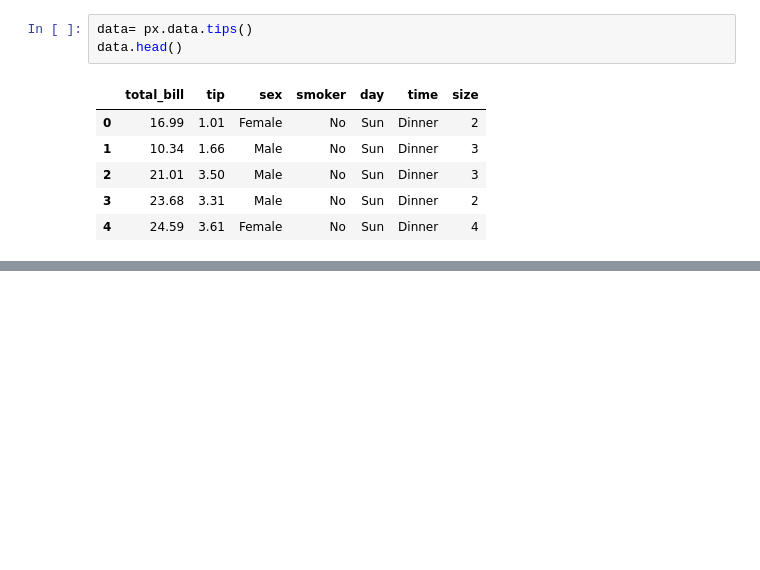
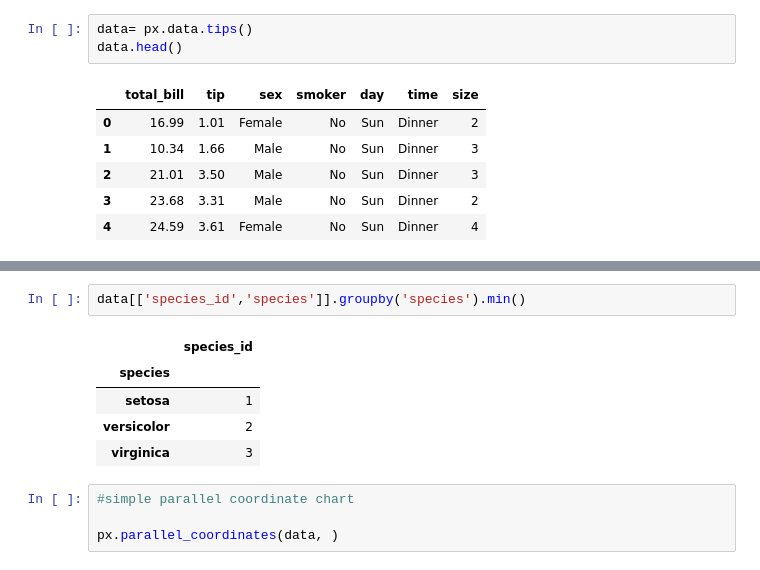
Before and after one commit to walidsharaar/Visualization, a Jupyter notebook: Miscellaneous Charts.ipynb, the cells around one changed output, grey strips where cells are left out. Drawn from its saved outputs; the diff is of its cells as text; blank space fills up the shorter version.

Commit message:
Parallel coordinate chart

```diff
--- a/Miscellaneous Charts.ipynb
+++ b/Miscellaneous Charts.ipynb
@@ -58,0 +72,12 @@ The frame.append method is deprecated and will be removed from pandas in a futur
+# %%
+data[['species_id','species']].groupby('species').min()
+# %% [output]
+|  | species_id |
+| species |  |
+| setosa | 1 |
+| versicolor | 2 |
+| virginica | 3 |
+# %%
+#simple parallel coordinate chart
+
+px.parallel_coordinates(data, )
```
Also changed, not shown: parts of 2 cells of this notebook.
